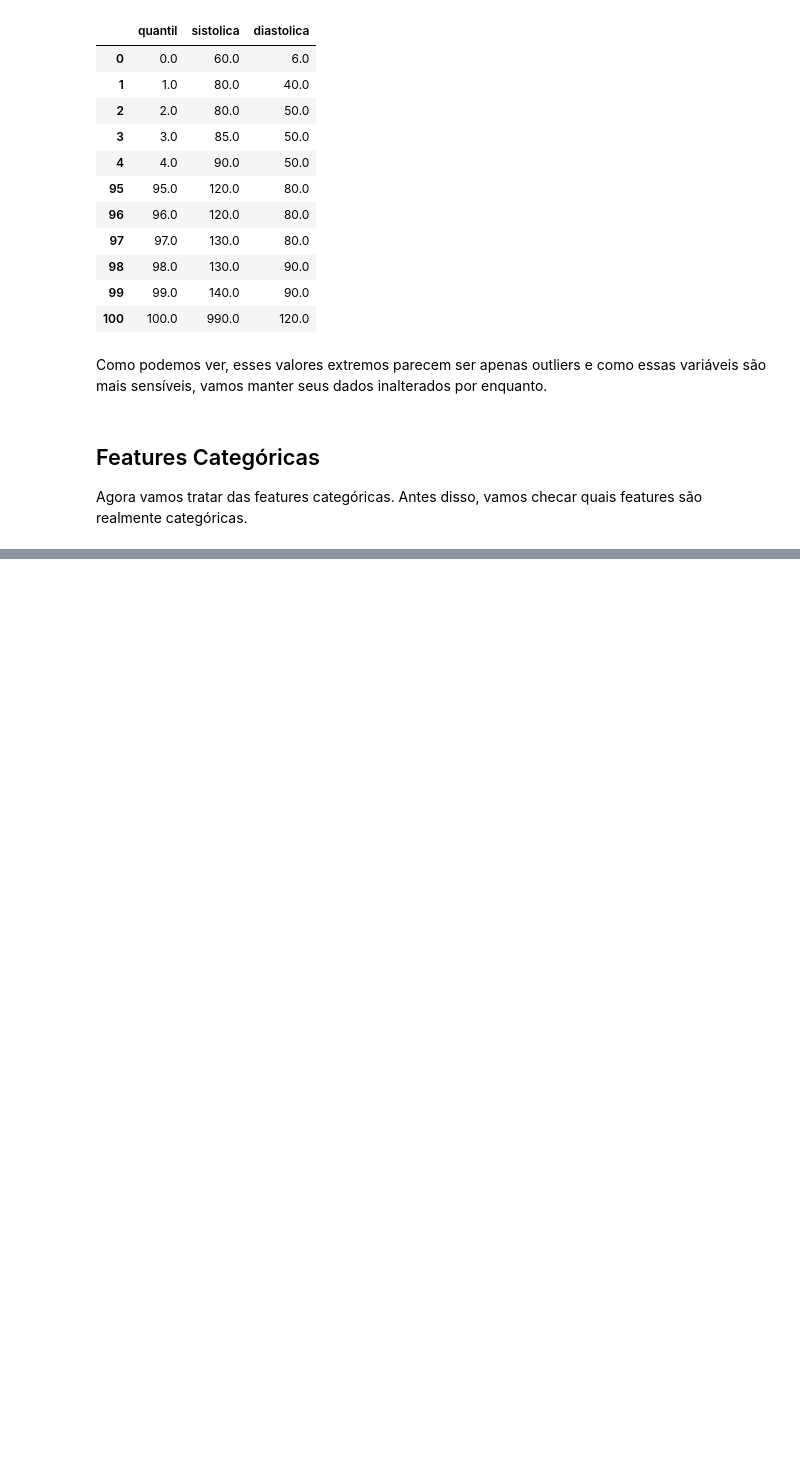
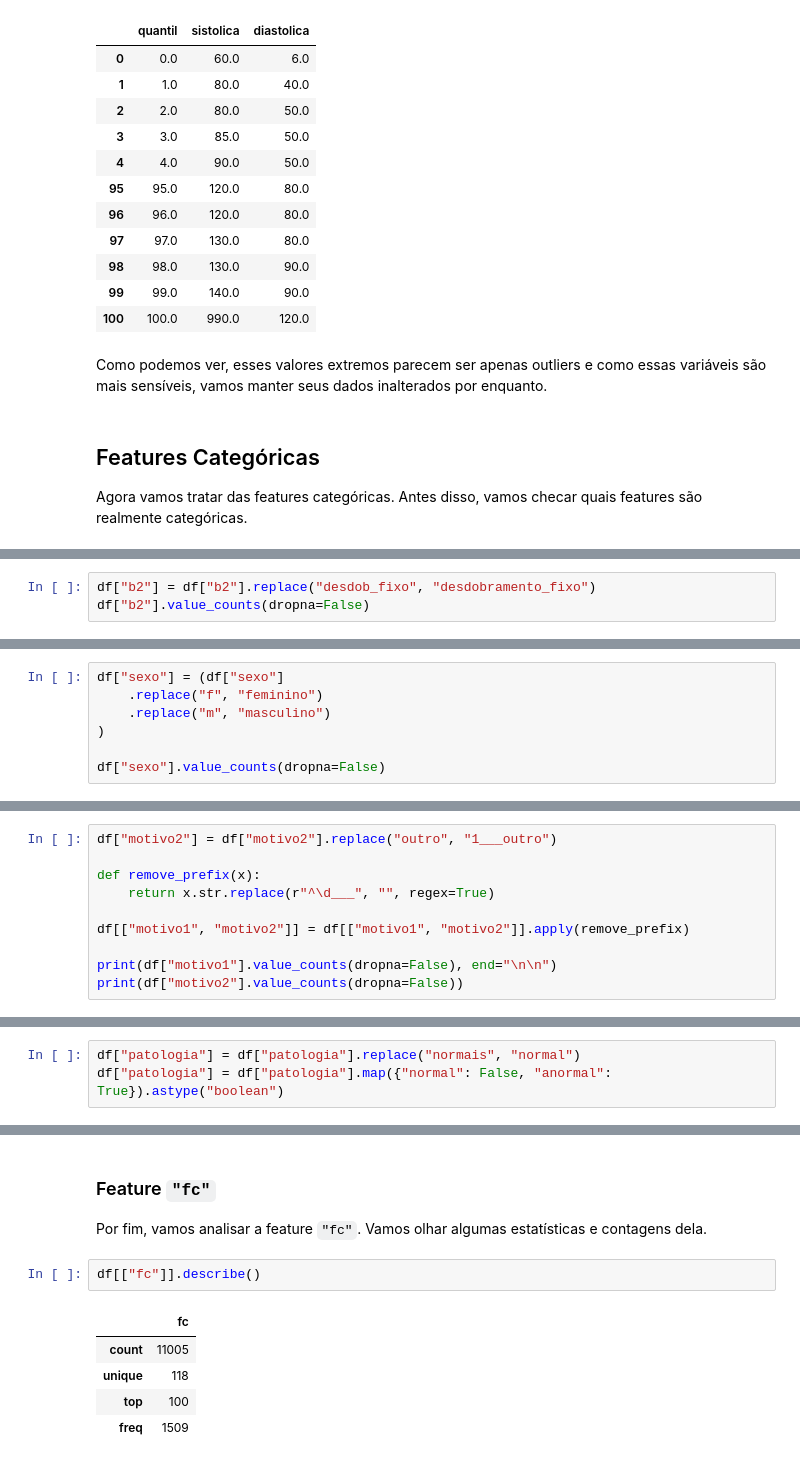
Before and after one commit to gauloish/condicao-cardiaca, a Jupyter notebook: notebooks/raw_data_processing.ipynb, the cells around one changed output, grey strips where cells are left out. Drawn from its saved outputs; the diff is of its cells as text; blank space fills up the shorter version.

```diff
--- a/notebooks/processamento_inicial.ipynb
+++ b/notebooks/raw_data_processing.ipynb
@@ -425,0 +510,3 @@ for col in df_str.columns:
+# %%
+df["b2"] = df["b2"].replace("desdob_fixo", "desdobramento_fixo")
+df["b2"].value_counts(dropna=False)
@@ -425,0 +537,7 @@ for col in df_str.columns:
+# %%
+df["sexo"] = (df["sexo"]
+    .replace("f", "feminino")
+    .replace("m", "masculino")
+)
+
+df["sexo"].value_counts(dropna=False)
@@ -425,0 +576,10 @@ for col in df_str.columns:
+# %%
+df["motivo2"] = df["motivo2"].replace("outro", "1___outro")
+
+def remove_prefix(x):
+    return x.str.replace(r"^\d___", "", regex=True)
+
+df[["motivo1", "motivo2"]] = df[["motivo1", "motivo2"]].apply(remove_prefix)
+
+print(df["motivo1"].value_counts(dropna=False), end="\n\n")
+print(df["motivo2"].value_counts(dropna=False))
@@ -425,0 +619,3 @@ for col in df_str.columns:
+# %%
+df["patologia"] = df["patologia"].replace("normais", "normal")
+df["patologia"] = df["patologia"].map({"normal": False, "anormal": True}).astype("boolean")
@@ -425,0 +652,12 @@ for col in df_str.columns:
+# %% [markdown]
+### Feature `"fc"`
+
+Por fim, vamos analisar a feature `"fc"`. Vamos olhar algumas estatísticas e contagens dela.
+# %%
+df[["fc"]].describe()
+# %% [output]
+|  | fc |
+| count | 11005 |
+| unique | 118 |
+| top | 100 |
+| freq | 1509 |
```
Also changed, not shown: parts of 32 cells of this notebook, 1 other file.
